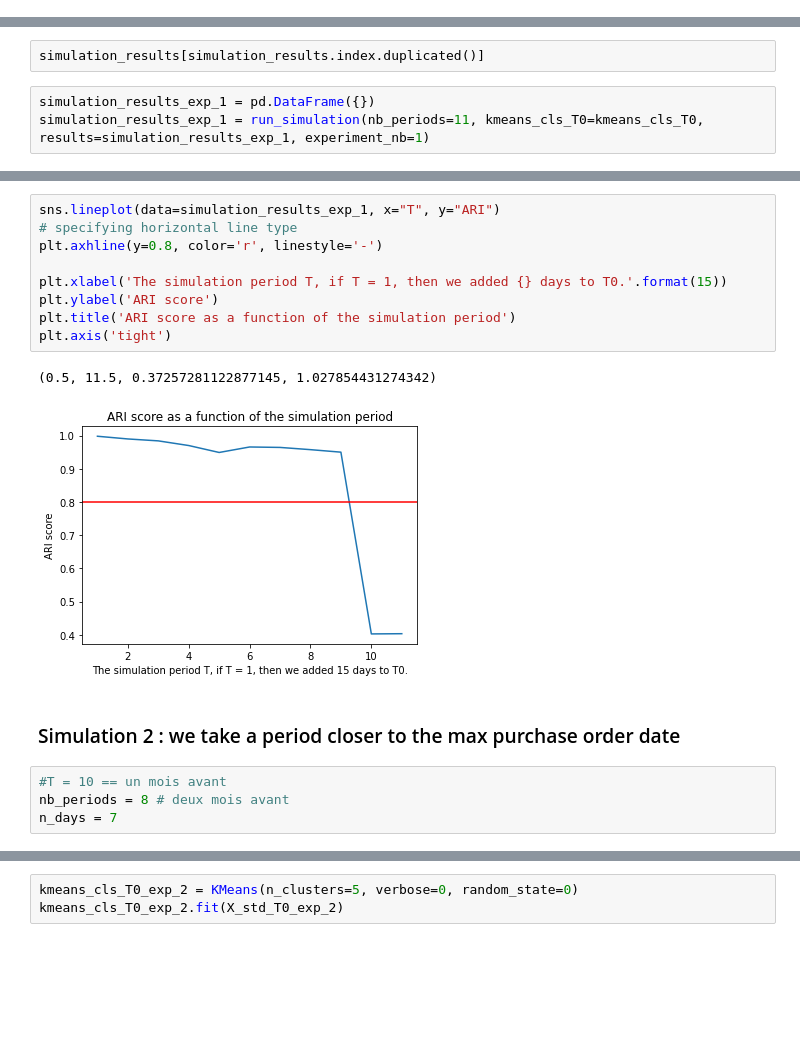
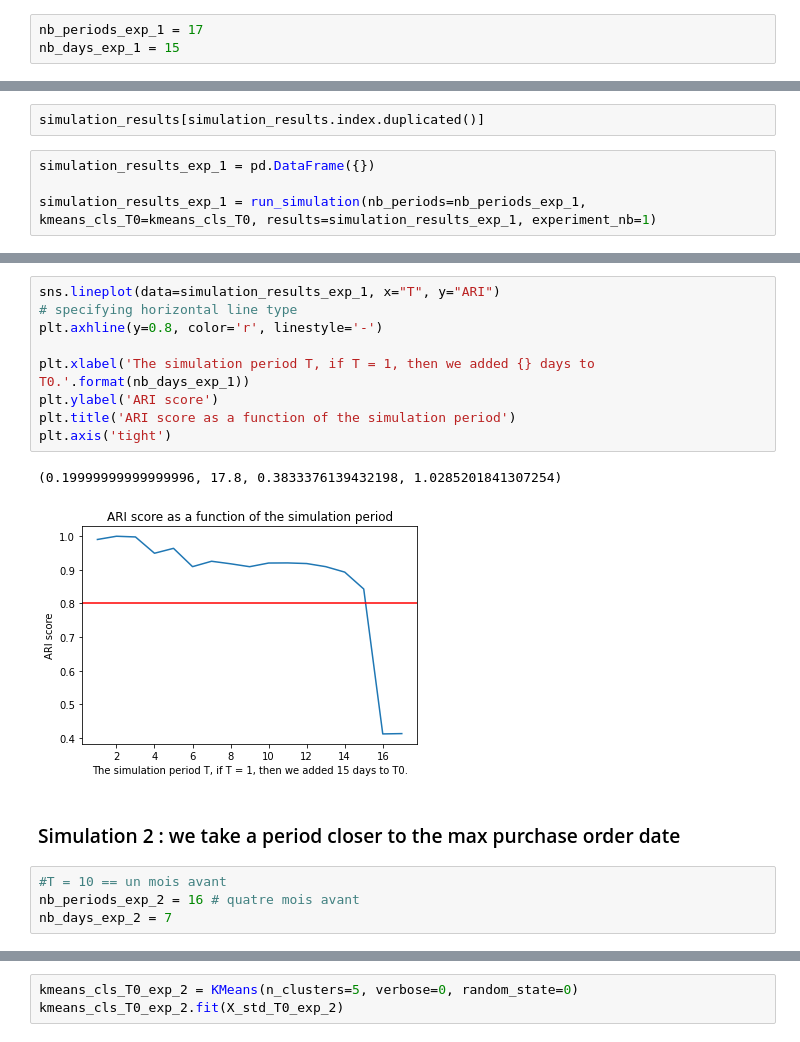
Before and after one commit to oumeima-elgharbi/P5_Data_Science_OpenClassrooms, a Jupyter notebook: P5_03_simulation.ipynb, the cells around one changed output, grey strips where cells are left out. Drawn from its saved outputs; the diff is of its cells as text; blank space fills up the shorter version.

```diff
--- a/P5_03_simulation.ipynb
+++ b/P5_03_simulation.ipynb
@@ -132,6 +132,9 @@ dataset_rfm_previous_days
 ## II) Simulation
 # %% [markdown]
 ### Simulation 1 : simulation over 6 months
+# %%
+nb_periods_exp_1 = 17
+nb_days_exp_1 = 15
 # %% [markdown]
 ##### Experiment 1 : We create datasets and csv files over 6 months
 # %%
@@ -265,6 +286,7 @@ ARI_T1
 simulation_results[simulation_results.index.duplicated()]
 # %%
 simulation_results_exp_1 = pd.DataFrame({})
-simulation_results_exp_1 = run_simulation(nb_periods=11, kmeans_cls_T0=kmeans_cls_T0, results=simulation_results_exp_1, experiment_nb=1)
+
+simulation_results_exp_1 = run_simulation(nb_periods=nb_periods_exp_1, kmeans_cls_T0=kmeans_cls_T0, results=simulation_results_exp_1, experiment_nb=1)
 # %% [output]
 For T = 1
@@ -337,19 +377,19 @@ simulation_results_exp_1
 # %%
 sns.lineplot(data=simulation_results_exp_1, x="T", y="ARI")
 # specifying horizontal line type
 plt.axhline(y=0.8, color='r', linestyle='-')
 
-plt.xlabel('The simulation period T, if T = 1, then we added {} days to T0.'.format(15))
+plt.xlabel('The simulation period T, if T = 1, then we added {} days to T0.'.format(nb_days_exp_1))
 plt.ylabel('ARI score')
 plt.title('ARI score as a function of the simulation period')
 plt.axis('tight')
 # %% [output]
-(0.5, 11.5, 0.37257281122877145, 1.027854431274342)
+(0.19999999999999996, 17.8, 0.3833376139432198, 1.0285201841307254)
-[figure, old version]
+[figure, new version]
 # %% [markdown]
 ### Simulation 2 : we take a period closer to the max purchase order date
 # %%
 #T = 10 == un mois avant
-nb_periods = 8 # deux mois avant
-n_days = 7
+nb_periods_exp_2 = 16 # quatre mois avant
+nb_days_exp_2 = 7
 # %%
```
Also changed, not shown: parts of 16 cells of this notebook, 4 other files.
